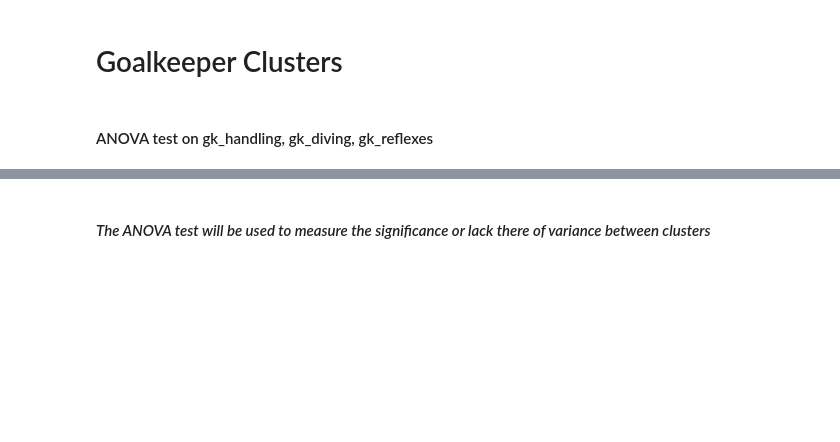
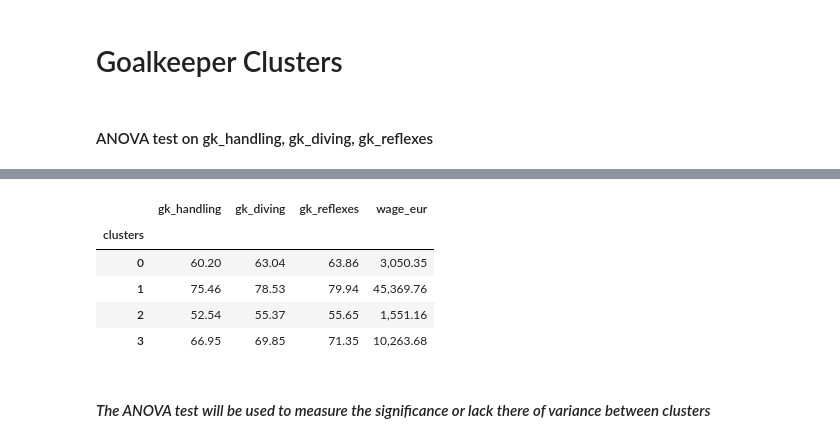
Before and after one commit to Jules-Ray-Kayla-Bert-Capstone-FiFA/fifa, a Jupyter notebook: Kayla.ipynb, the cells around one changed output, grey strips where cells are left out. Cells and saved outputs as stored; diff of their text form; code cells hidden in the pictures; blank space fills up the shorter version.

```diff
--- a/Kayla.ipynb
+++ b/Kayla.ipynb
@@ -218,3 +274,12 @@ train.groupby('clusters')[ 'gk_handling', 'gk_diving', 'gk_reflexes'].median()
+# %%
+testing.groupby('clusters')[ 'gk_handling', 'gk_diving', 'gk_reflexes', 'wage_eur'].mean()
+# %% [output]
+|  | gk_handling | gk_diving | gk_reflexes | wage_eur |
+| clusters |  |  |  |  |
+| 0 | 60.20 | 63.04 | 63.86 | 3,050.35 |
+| 1 | 75.46 | 78.53 | 79.94 | 45,369.76 |
+| 2 | 52.54 | 55.37 | 55.65 | 1,551.16 |
+| 3 | 66.95 | 69.85 | 71.35 | 10,263.68 |
 # %% [markdown]
 #### _The ANOVA test will be used to measure the significance or lack there of variance between clusters_
 # %% [markdown]
```
Also changed, not shown: parts of 12 cells of this notebook.
